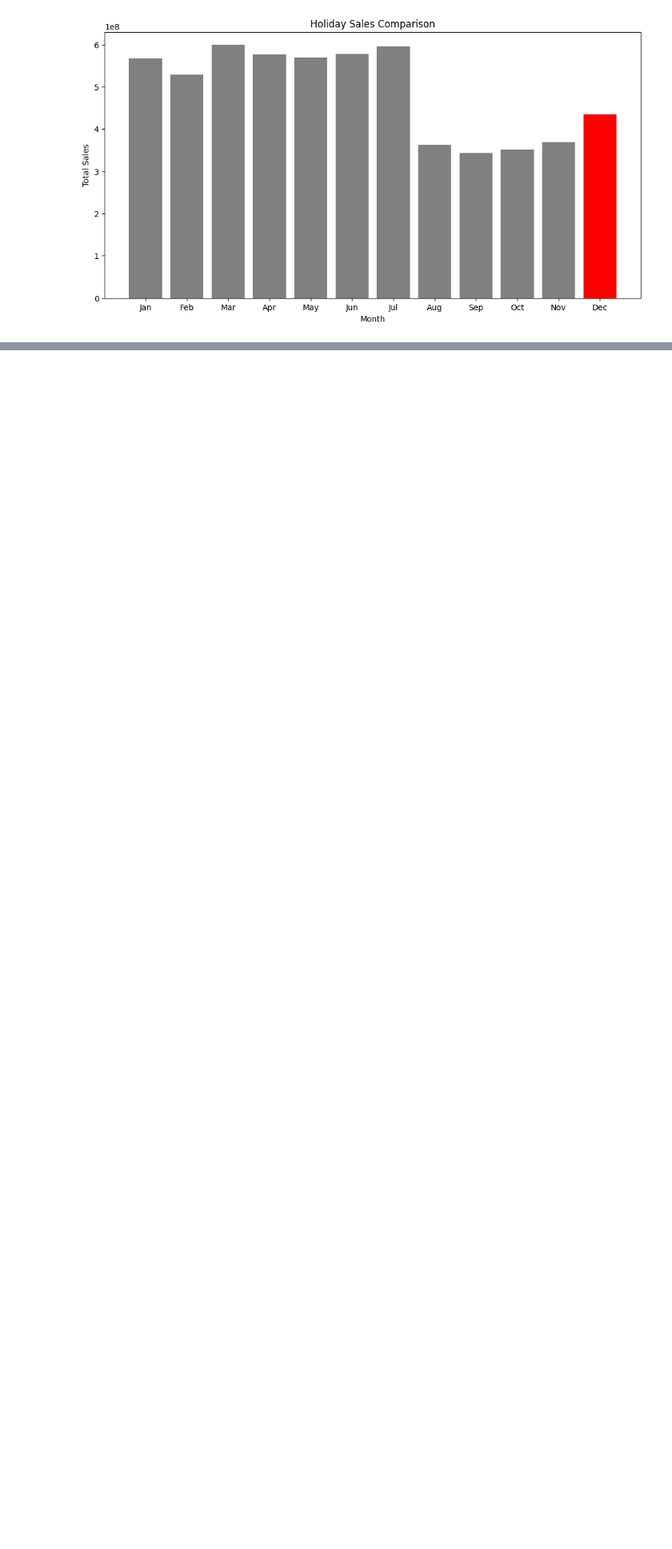
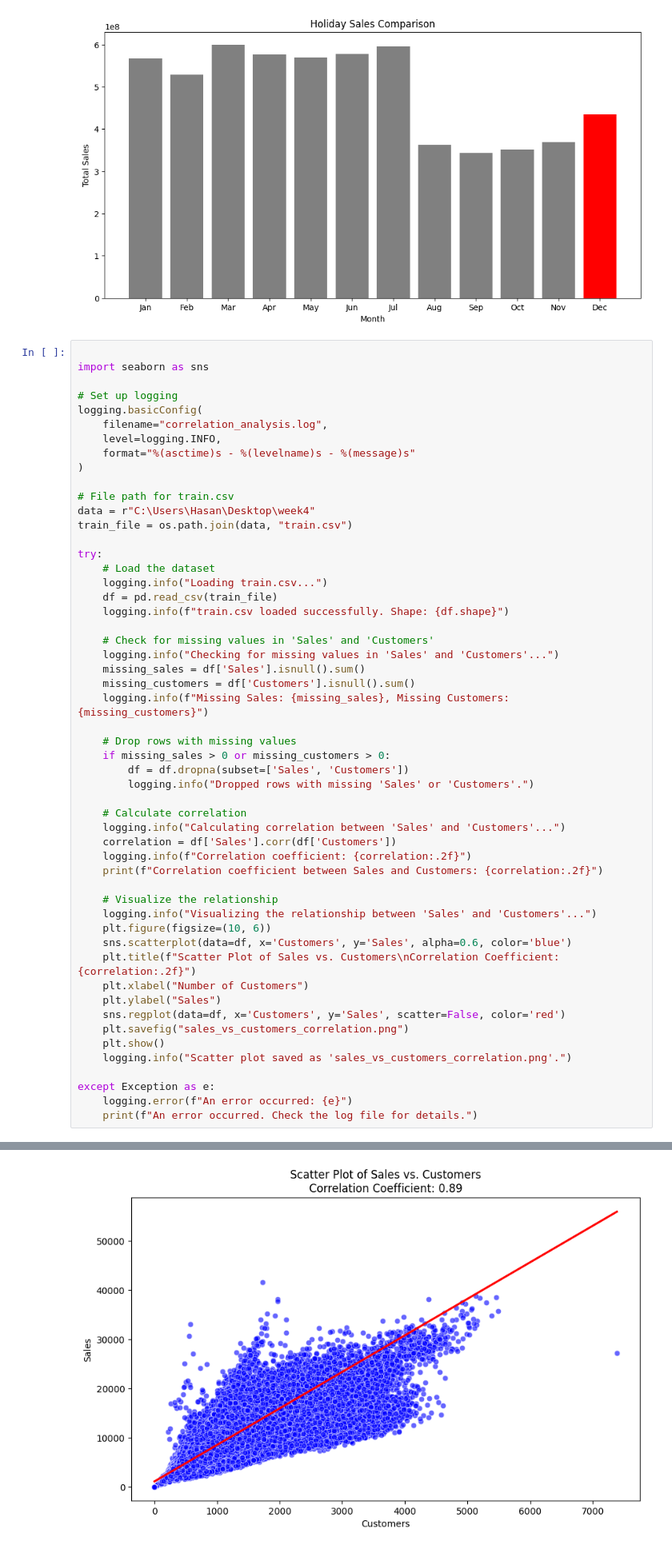
Before and after one commit to hasankere/Week4_Challenge_Document, a Jupyter notebook: notebooks/pharmacy.ipynb, the cells around one changed output, grey strips where cells are left out. Shown at 80% size. Saved outputs shown, nothing was run; the diff lists cells and outputs as text; blank space fills up the shorter version.

```diff
--- a/notebooks/pharmacy.ipynb
+++ b/notebooks/pharmacy.ipynb
@@ -345,3 +361,57 @@ except Exception as e:
 # %% [output]
 [figure]
 [figure]
+# %%
+
+import seaborn as sns
+
+# Set up logging
+logging.basicConfig(
+    filename="correlation_analysis.log",
+    level=logging.INFO,
+    format="%(asctime)s - %(levelname)s - %(message)s"
+)
+
+# File path for train.csv
+data = r"C:\Users\Hasan\Desktop\week4"
+train_file = os.path.join(data, "train.csv")
+
+try:
+    # Load the dataset
+    logging.info("Loading train.csv...")
+    df = pd.read_csv(train_file)
+    logging.info(f"train.csv loaded successfully. Shape: {df.shape}")
+
+    # Check for missing values in 'Sales' and 'Customers'
+    logging.info("Checking for missing values in 'Sales' and 'Customers'...")
+    missing_sales = df['Sales'].isnull().sum()
+    missing_customers = df['Customers'].isnull().sum()
+    logging.info(f"Missing Sales: {missing_sales}, Missing Customers: {missing_customers}")
+
+    # Drop rows with missing values
+    if missing_sales > 0 or missing_customers > 0:
+        df = df.dropna(subset=['Sales', 'Customers'])
+        logging.info("Dropped rows with missing 'Sales' or 'Customers'.")
+
+    # Calculate correlation
+    logging.info("Calculating correlation between 'Sales' and 'Customers'...")
+    correlation = df['Sales'].corr(df['Customers'])
+    logging.info(f"Correlation coefficient: {correlation:.2f}")
+    print(f"Correlation coefficient between Sales and Customers: {correlation:.2f}")
+
+    # Visualize the relationship
+    logging.info("Visualizing the relationship between 'Sales' and 'Customers'...")
+    plt.figure(figsize=(10, 6))
+    sns.scatterplot(data=df, x='Customers', y='Sales', alpha=0.6, color='blue')
+    plt.title(f"Scatter Plot of Sales vs. Customers\nCorrelation Coefficient: {correlation:.2f}")
+    plt.xlabel("Number of Customers")
+    plt.ylabel("Sales")
+    sns.regplot(data=df, x='Customers', y='Sales', scatter=False, color='red')
+    plt.savefig("sales_vs_customers_correlation.png")
+    plt.show()
+    logging.info("Scatter plot saved as 'sales_vs_customers_correlation.png'.")
+
+except Exception as e:
+    logging.error(f"An error occurred: {e}")
+    print(f"An error occurred. Check the log file for details.")
+# %% [output]
@@ -347,0 +419 @@ except Exception as e:
+[figure, added]
```
Also changed, not shown: parts of 5 cells of this notebook.
